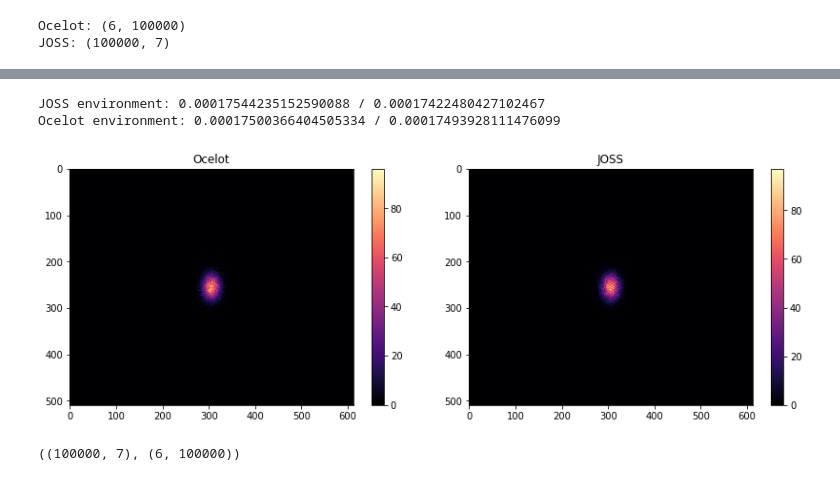
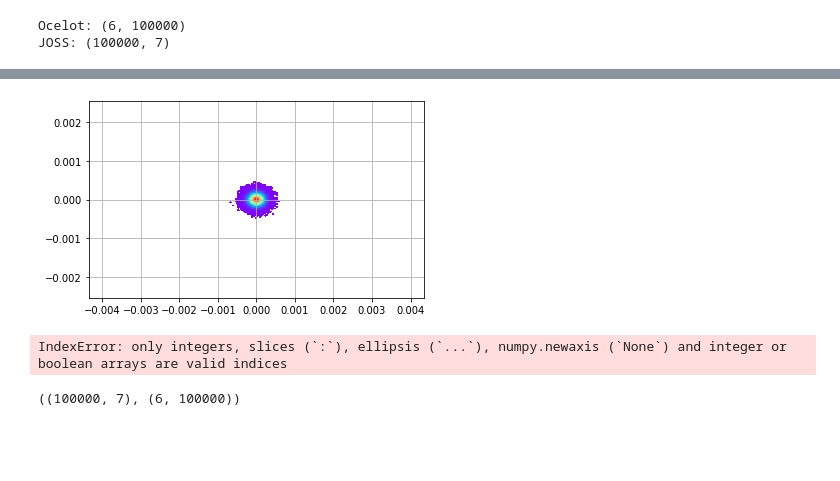
Before and after one commit to desy-ml/cheetah, a Jupyter notebook: ocelot_vs_joss.ipynb, the cells around one changed output, grey strips where cells are left out. Drawn from its saved outputs; the diff is of its cells as text; code cells hidden in the pictures; blank space fills up the shorter version.

```diff
--- a/ocelot_vs_joss.ipynb
+++ b/ocelot_vs_joss.ipynb
@@ -81,3 +103,12 @@ JOSS: 0.00020895736917199073 / 8.612445128525032e-05
+# %%
+ocg.show_density(particles.x(), particles.y(), limits=[(-screen_resolution[0] * meter_per_pixel[0] / 2,
+                                                        screen_resolution[0] * meter_per_pixel[0] / 2),
+                                                       (-screen_resolution[1] * meter_per_pixel[1] / 2,
+                                                       screen_resolution[1] * meter_per_pixel[1] / 2)])
+plt.gca().set_aspect("equal")
+plt.show()
+# %% [output]
+[figure, added]
 # %%
 ocelot_env = gym.make("ARESEA-Ocelot-v0")
 ocelot_env.reset()
@@ -90,21 +121,19 @@ joss_screen_data = joss_env.read_screen()
 print(f"JOSS environment: {joss_env.particles[:,0].std()} / {joss_env.particles[:,2].std()}")
 print(f"Ocelot environment: {ocelot_env.particles.x().std()} / {ocelot_env.particles.y().std()}")
 
-plt.figure(figsize=(12,4))
+plt.figure(figsize=(16,4))
 plt.subplot(121)
 plt.title("Ocelot")
-plt.imshow(ocelot_screen_data, cmap="magma", interpolation="None")
+plt.imshow(ocelot_screen_data, cmap="magma", interpolation="None", extent=screen_extent)
 plt.colorbar()
 plt.subplot(122)
 plt.title("JOSS")
-plt.imshow(joss_screen_data, cmap="magma", interpolation="None")
+plt.imshow(joss_screen_data, cmap="magma", interpolation="None", extent=screen_extent)
 plt.colorbar()
 plt.tight_layout()
 plt.show()
 # %% [output]
-JOSS environment: 0.00017544235152590088 / 0.00017422480427102467
-Ocelot environment: 0.00017500366404505334 / 0.00017493928111476099
+IndexError: only integers, slices (`:`), ellipsis (`...`), numpy.newaxis (`None`) and integer or boolean arrays are valid indices
-[figure, removed]
 # %%
 joss_env.particles.shape, ocelot_env.particles.rparticles.shape
 # %% [output]
```
Also changed, not shown: parts of 7 cells of this notebook, 4 other files.
